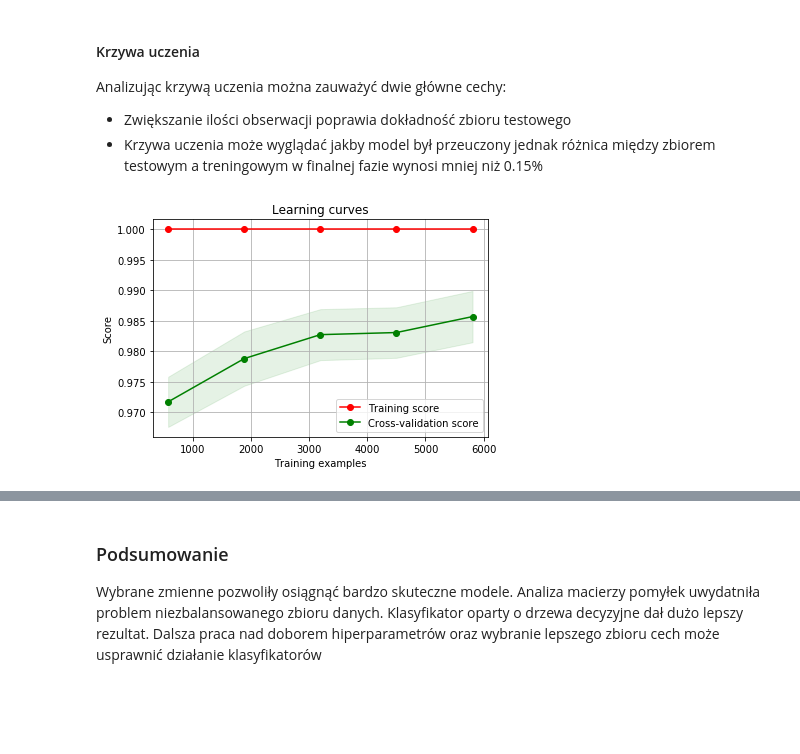
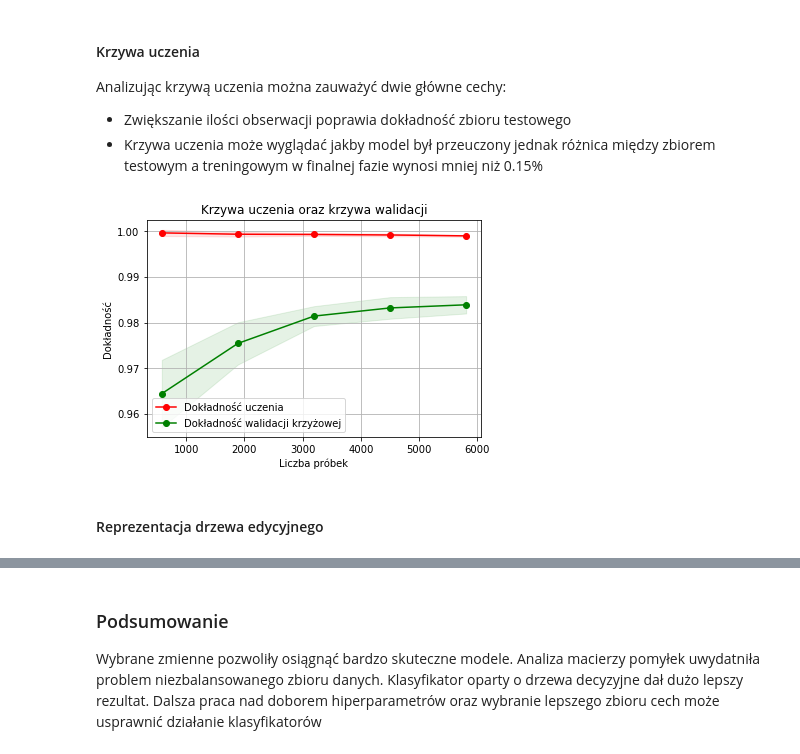
Before and after one commit to Wiktor-99/MAED, a Jupyter notebook: milestone2.ipynb, the cells around one changed output, grey strips where cells are left out. Cells and saved outputs as stored; diff of their text form; code cells hidden in the pictures; blank space fills up the shorter version.

```diff
--- a/milestone2.ipynb
+++ b/milestone2.ipynb
@@ -152,6 +169,6 @@ Przygotowane dane są podzielone w następujący sposób:
 # %%
 from sklearn.model_selection import train_test_split
-x_train, x_test, y_train, y_test = train_test_split(x, y, test_size=0.2, shuffle=True, random_state=42)
+x_train, x_test, y_train, y_test = train_test_split(x, y, test_size=0.2, shuffle=True, random_state=42, stratify=y)
 # %% [markdown]
 #### Wielowarstwowy Perceptron
 
@@ -164,7 +181,7 @@ do klasy drugiej(Elon) oraz 13 z klasy drugiej do klasy pierwszej.
 from sklearn.neural_network import MLPClassifier
 from sklearn.metrics import classification_report, confusion_matrix, accuracy_score
 
-mlp_classifier = MLPClassifier(hidden_layer_sizes = (150,), random_state = 42)
+mlp_classifier = MLPClassifier(hidden_layer_sizes = (100, 50), random_state = 42,activation= 'tanh', max_iter=1000)
 mlp_classifier.fit(x_train, y_train)
 
 labels_predicted_mlp = mlp_classifier.predict(x_test)
@@ -199,9 +216,9 @@ def plot_learning_curve(
 ):
 
 
-    plt.title('Learning curves')
-    plt.xlabel("Training examples")
-    plt.ylabel("Score")
+    plt.title('Krzywa uczenia oraz krzywa walidacji')
+    plt.xlabel("Liczba próbek")
+    plt.ylabel("Dokładność")
 
     train_sizes, train_scores, test_scores, fit_times, _ = learning_curve(
         estimator,
@@ -235,10 +252,10 @@ def plot_learning_curve(
         color="g",
     )
     plt.plot(
-        train_sizes, train_scores_mean, "o-", color="r", label="Training score"
+        train_sizes, train_scores_mean, "o-", color="r", label="Dokładność uczenia"
     )
     plt.plot(
-        train_sizes, test_scores_mean, "o-", color="g", label="Cross-validation score"
+        train_sizes, test_scores_mean, "o-", color="g", label="Dokładność walidacji krzyżowej"
     )
     plt.legend(loc="best")
     plt.show()
@@ -263,10 +280,10 @@ Jako drugi model wykorzystano drzewo decyzyjne.Obserwując wyniki klasyfikacji m
 # %%
 from sklearn import tree
 
-tree = tree.DecisionTreeClassifier()
-tree = tree.fit(x_train, y_train)
+tree_cls = tree.DecisionTreeClassifier()
+tree_cls = tree_cls.fit(x_train, y_train)
 
-labels_predicted_tree = tree.predict(x_test)
+labels_predicted_tree = tree_cls.predict(x_test)
 print(f'DecisionTreeClassifier accuracy:  {100*accuracy_score(labels_predicted_tree, y_test)}[%]')
 print(classification_report(y_test, labels_predicted_tree))
 print(confusion_matrix(y_test, labels_predicted_tree))
@@ -290,6 +307,8 @@ Analizując krzywą uczenia można zauważyć dwie główne cechy:
 * Zwiększanie ilości obserwacji poprawia dokładność zbioru testowego
 * Krzywa uczenia może wyglądać jakby model był przeuczony jednak różnica między  zbiorem testowym a treningowym w finalnej fazie wynosi mniej niż 0.15%
 # %%
-plot_learning_curve(tree, x, y, cv=cv, n_jobs=4)
+plot_learning_curve(tree_cls, x, y, cv=cv, n_jobs=4)
 # %% [output]
-[figure, old version]
+[figure, new version]
+# %% [markdown]
+#### Reprezentacja drzewa edycyjnego
```
Also changed, not shown: parts of 11 cells of this notebook.
